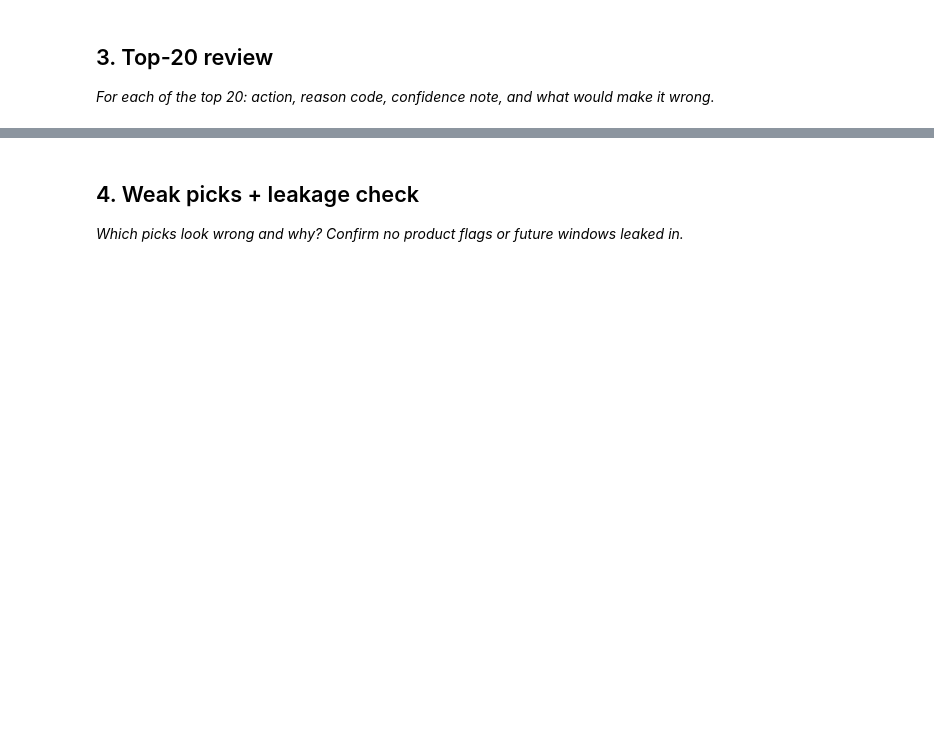
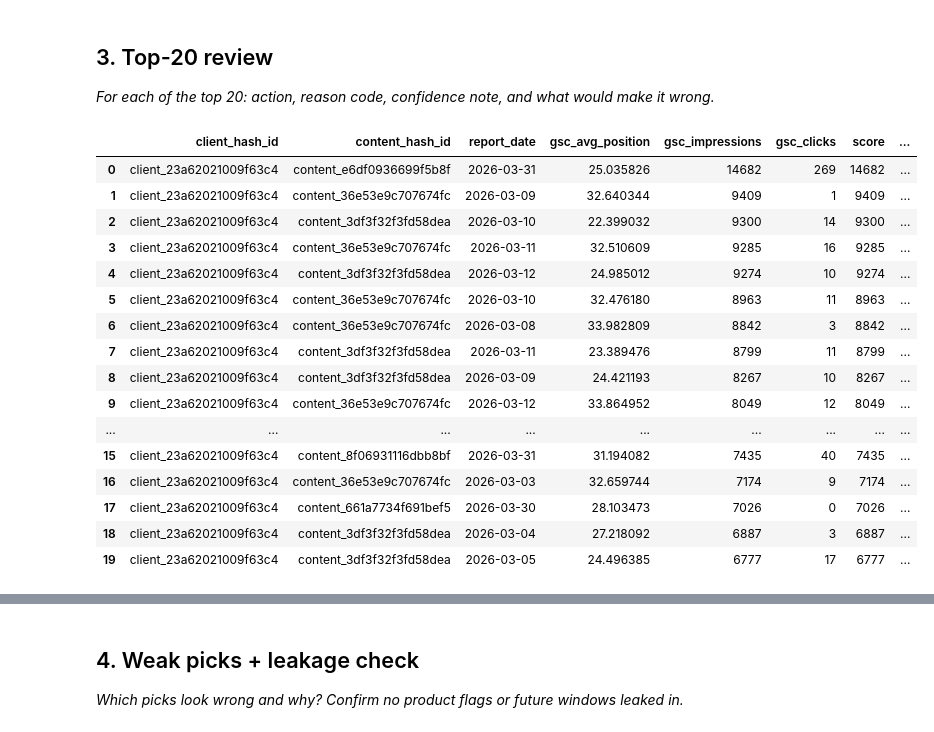
Before and after one commit to BilaalBakare/Flyrank-internship, a Jupyter notebook: work/notebooks/w04_baseline_score.ipynb, the cells around one changed output, grey strips where cells are left out. Cells and saved outputs as stored; diff of their text form; code cells hidden in the pictures; blank space fills up the shorter version.

```diff
--- a/work/notebooks/w04_baseline_score.ipynb
+++ b/work/notebooks/w04_baseline_score.ipynb
@@ -121,3 +121,23 @@ rule_df.to_csv('work/outputs/baseline_action_score.csv', index=False)
 # %%
 # This cell is for CODE (numbers, a query, a check).
 # Write your text answer in the cell ABOVE this one — typing sentences here breaks Run All.
+
+rule_df.head(20)
+# %% [output]
+|  | client_hash_id | content_hash_id | report_date | gsc_avg_position | gsc_impressions | gsc_clicks | score | ... |
+| 0 | client_23a62021009f63c4 | content_e6df0936699f5b8f | 2026-03-31 | 25.035826 | 14682 | 269 | 14682 | ... |
+| 1 | client_23a62021009f63c4 | content_36e53e9c707674fc | 2026-03-09 | 32.640344 | 9409 | 1 | 9409 | ... |
+| 2 | client_23a62021009f63c4 | content_3df3f32f3fd58dea | 2026-03-10 | 22.399032 | 9300 | 14 | 9300 | ... |
+| 3 | client_23a62021009f63c4 | content_36e53e9c707674fc | 2026-03-11 | 32.510609 | 9285 | 16 | 9285 | ... |
+| 4 | client_23a62021009f63c4 | content_3df3f32f3fd58dea | 2026-03-12 | 24.985012 | 9274 | 10 | 9274 | ... |
+| 5 | client_23a62021009f63c4 | content_36e53e9c707674fc | 2026-03-10 | 32.476180 | 8963 | 11 | 8963 | ... |
+| 6 | client_23a62021009f63c4 | content_36e53e9c707674fc | 2026-03-08 | 33.982809 | 8842 | 3 | 8842 | ... |
+| 7 | client_23a62021009f63c4 | content_3df3f32f3fd58dea | 2026-03-11 | 23.389476 | 8799 | 11 | 8799 | ... |
+| 8 | client_23a62021009f63c4 | content_3df3f32f3fd58dea | 2026-03-09 | 24.421193 | 8267 | 10 | 8267 | ... |
+| 9 | client_23a62021009f63c4 | content_36e53e9c707674fc | 2026-03-12 | 33.864952 | 8049 | 12 | 8049 | ... |
+| ... | ... | ... | ... | ... | ... | ... | ... | ... |
+| 15 | client_23a62021009f63c4 | content_8f06931116dbb8bf | 2026-03-31 | 31.194082 | 7435 | 40 | 7435 | ... |
+| 16 | client_23a62021009f63c4 | content_36e53e9c707674fc | 2026-03-03 | 32.659744 | 7174 | 9 | 7174 | ... |
+| 17 | client_23a62021009f63c4 | content_661a7734f691bef5 | 2026-03-30 | 28.103473 | 7026 | 0 | 7026 | ... |
+| 18 | client_23a62021009f63c4 | content_3df3f32f3fd58dea | 2026-03-04 | 27.218092 | 6887 | 3 | 6887 | ... |
+| 19 | client_23a62021009f63c4 | content_3df3f32f3fd58dea | 2026-03-05 | 24.496385 | 6777 | 17 | 6777 | ... |
```
Also changed, not shown: parts of 1 cell of this notebook.
